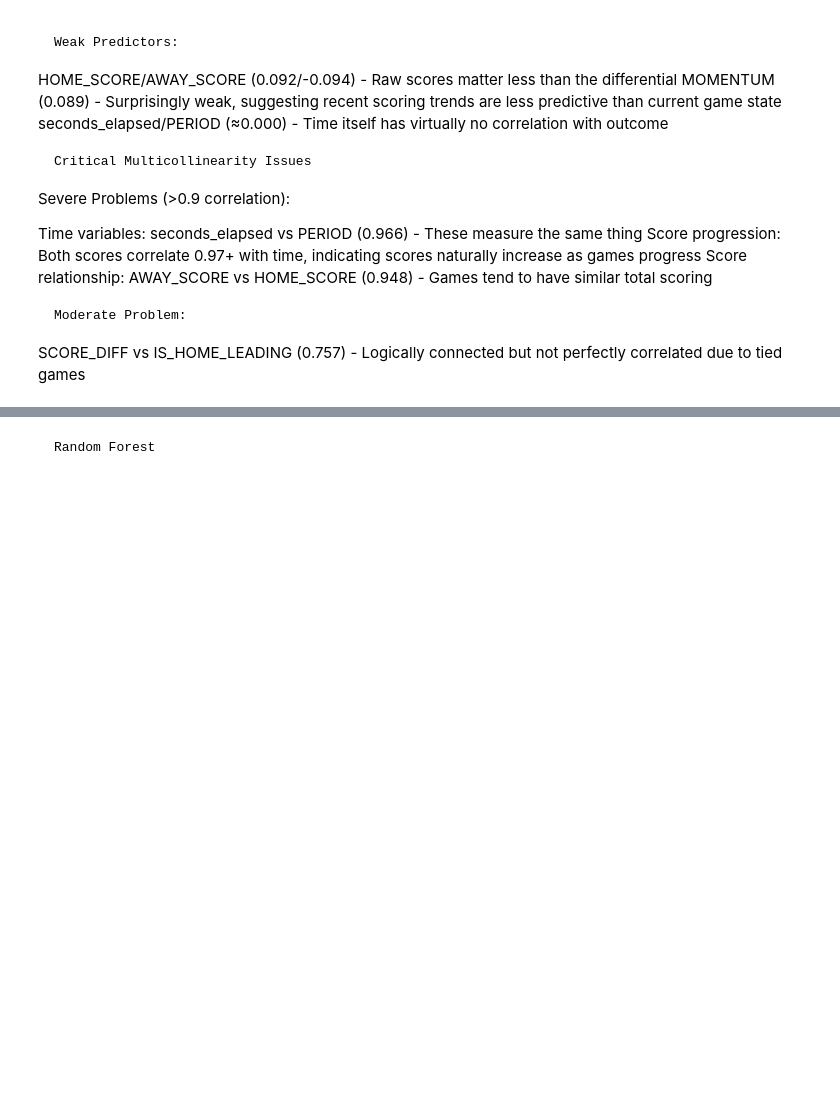
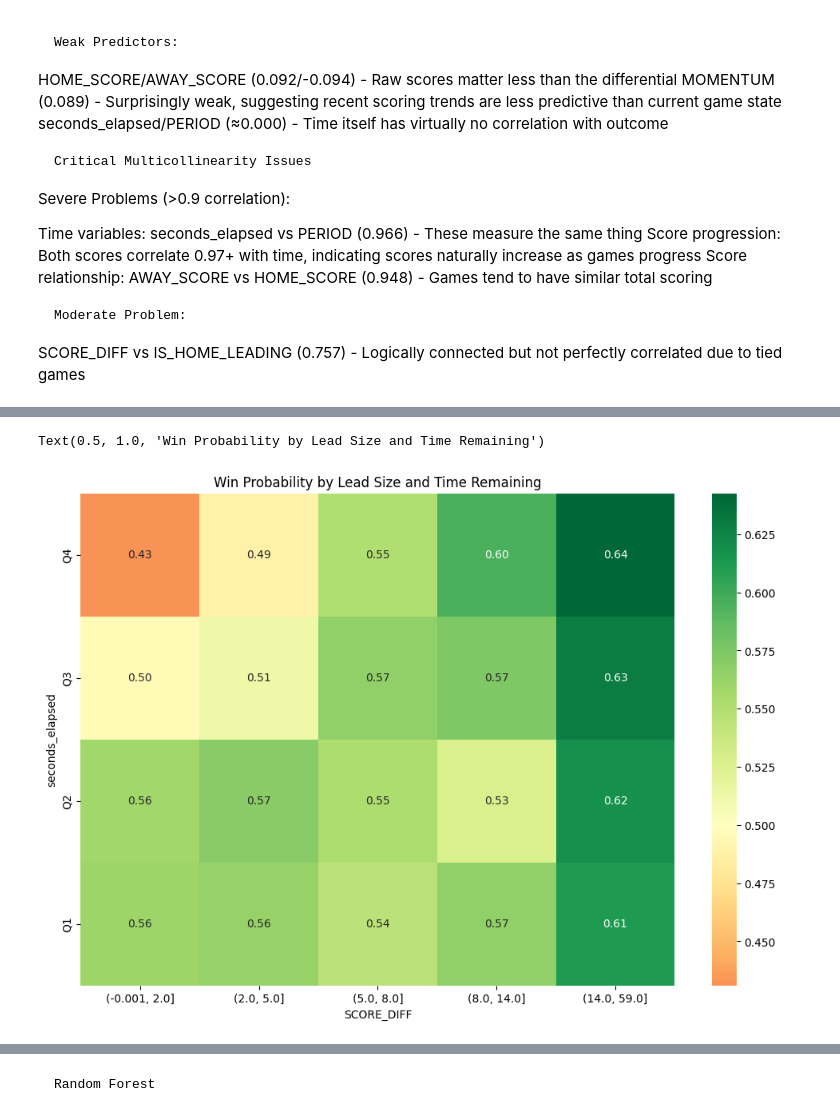
Before and after one commit to MibhaelGray/NBA-Game-Outcomes-A-Machine-Learning-Approach-Based-on-Real-Time-Score-Differentials, a Jupyter notebook: src/models/model.ipynb, the cells around one changed output, grey strips where cells are left out. Cells and saved outputs as stored; diff of their text form; code cells hidden in the pictures; blank space fills up the shorter version.

```diff
--- a/src/models/model.ipynb
+++ b/src/models/model.ipynb
@@ -213,0 +204,15 @@ Teams that are trailing see their win probabilities gradually decline as time pa
+# %%
+time_remaining = 2880 - nba_games_2022_2023['seconds_elapsed']
+time_bins = pd.qcut(time_remaining, q=4, labels=['Q4', 'Q3', 'Q2', 'Q1'])
+lead_bins = pd.qcut(nba_games_2022_2023['SCORE_DIFF'].abs(), q=5)
+
+
+win_prob = nba_games_2022_2023.groupby([time_bins, lead_bins])['HOME_TEAM_WON'].mean().unstack()
+
+
+plt.figure(figsize=(12, 8))
+sns.heatmap(win_prob, annot=True, fmt='.2f', cmap='RdYlGn', center=0.5)
+plt.title('Win Probability by Lead Size and Time Remaining')
+# %% [output]
+Text(0.5, 1.0, 'Win Probability by Lead Size and Time Remaining')
+[figure, added]
```
Also changed, not shown: parts of 48 cells of this notebook, 8 other files.
